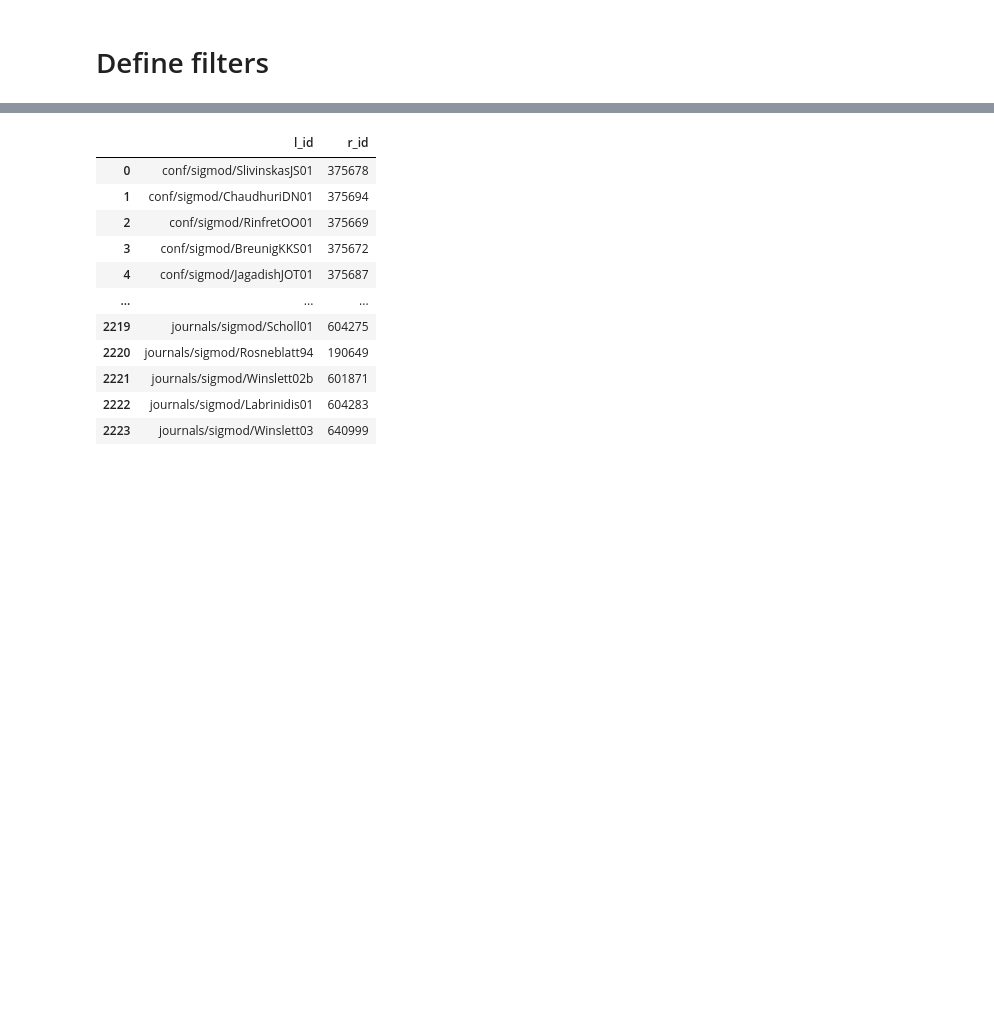
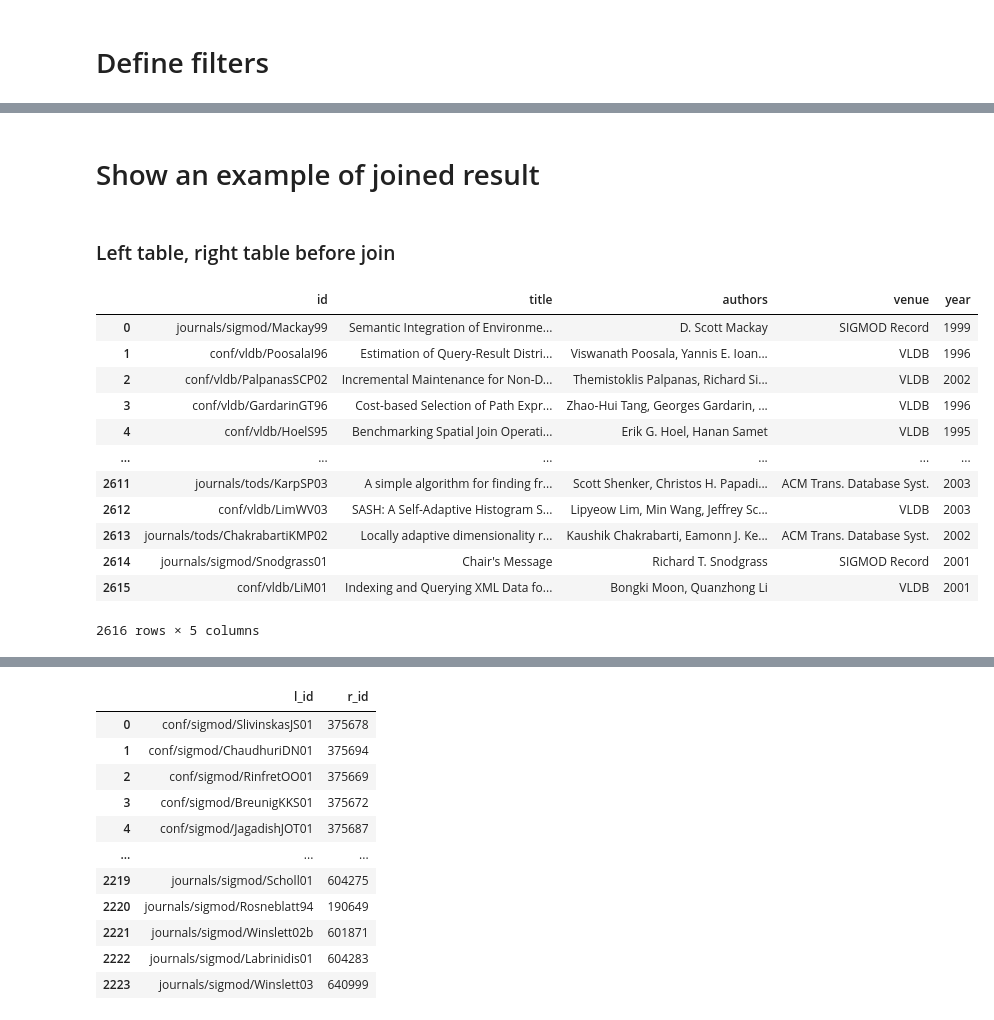
Before and after one commit to tuandung222/Data-Integration-with-String-Matching, a Jupyter notebook: experiment.ipynb, the cells around one changed output, grey strips where cells are left out. Drawn from its saved outputs; the diff is of its cells as text; code cells hidden in the pictures; blank space fills up the shorter version.

```diff
--- a/experiment.ipynb
+++ b/experiment.ipynb
@@ -64,0 +118,20 @@ def load_scripts(scripts_file_name):
+# %% [markdown]
+# Show an example of joined result
+# %% [markdown]
+### Left table, right table before join
+# %%
+l_table
+# %% [output]
+|  | id | title | authors | venue | year |
+| 0 | journals/sigmod/Mackay99 | Semantic Integration of Environme... | D. Scott Mackay | SIGMOD Record | 1999 |
+| 1 | conf/vldb/PoosalaI96 | Estimation of Query-Result Distri... | Viswanath Poosala, Yannis E. Ioan... | VLDB | 1996 |
+| 2 | conf/vldb/PalpanasSCP02 | Incremental Maintenance for Non-D... | Themistoklis Palpanas, Richard Si... | VLDB | 2002 |
+| 3 | conf/vldb/GardarinGT96 | Cost-based Selection of Path Expr... | Zhao-Hui Tang, Georges Gardarin, ... | VLDB | 1996 |
+| 4 | conf/vldb/HoelS95 | Benchmarking Spatial Join Operati... | Erik G. Hoel, Hanan Samet | VLDB | 1995 |
+| ... | ... | ... | ... | ... | ... |
+| 2611 | journals/tods/KarpSP03 | A simple algorithm for finding fr... | Scott Shenker, Christos H. Papadi... | ACM Trans. Database Syst. | 2003 |
+| 2612 | conf/vldb/LimWV03 | SASH: A Self-Adaptive Histogram S... | Lipyeow Lim, Min Wang, Jeffrey Sc... | VLDB | 2003 |
+| 2613 | journals/tods/ChakrabartiKMP02 | Locally adaptive dimensionality r... | Kaushik Chakrabarti, Eamonn J. Ke... | ACM Trans. Database Syst. | 2002 |
+| 2614 | journals/sigmod/Snodgrass01 | Chair's Message | Richard T. Snodgrass | SIGMOD Record | 2001 |
+| 2615 | conf/vldb/LiM01 | Indexing and Querying XML Data fo... | Bongki Moon, Quanzhong Li | VLDB | 2001 |
+2616 rows × 5 columns
```
Also changed, not shown: parts of 24 cells of this notebook, 6 other files.
